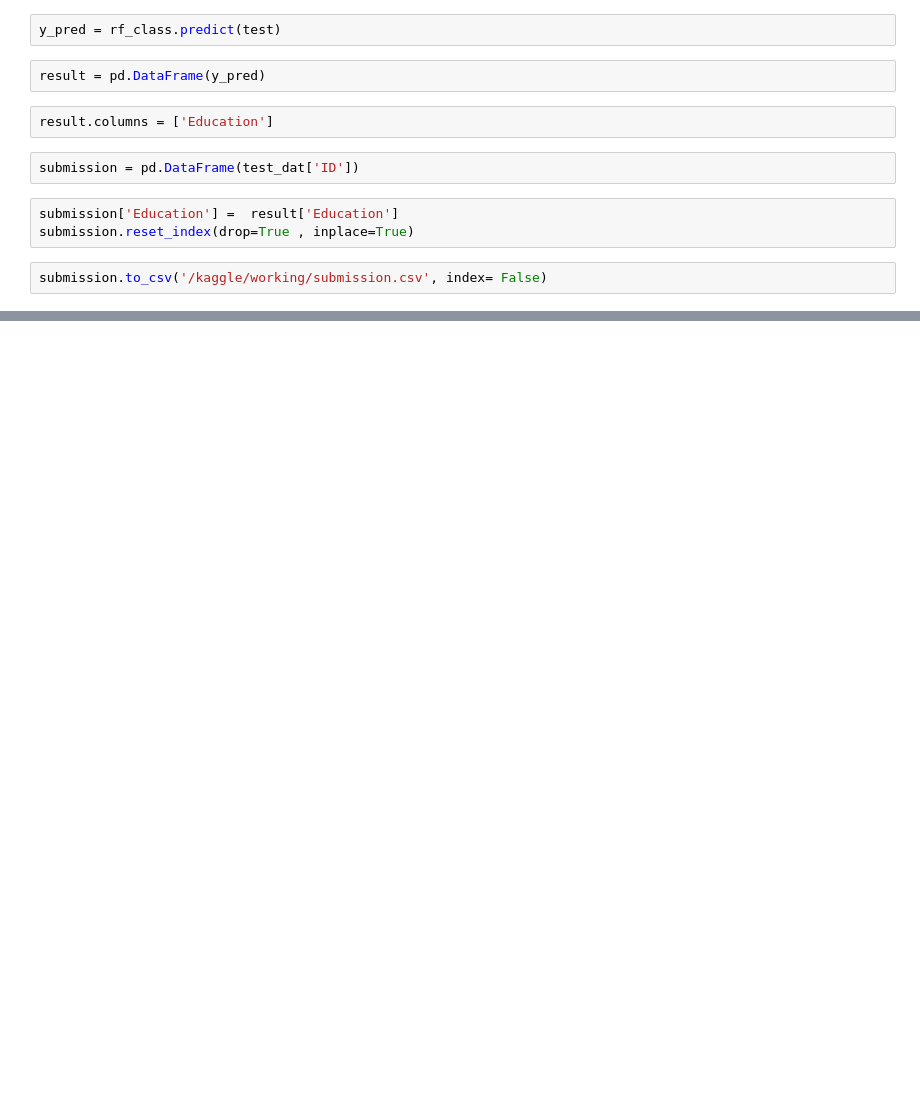
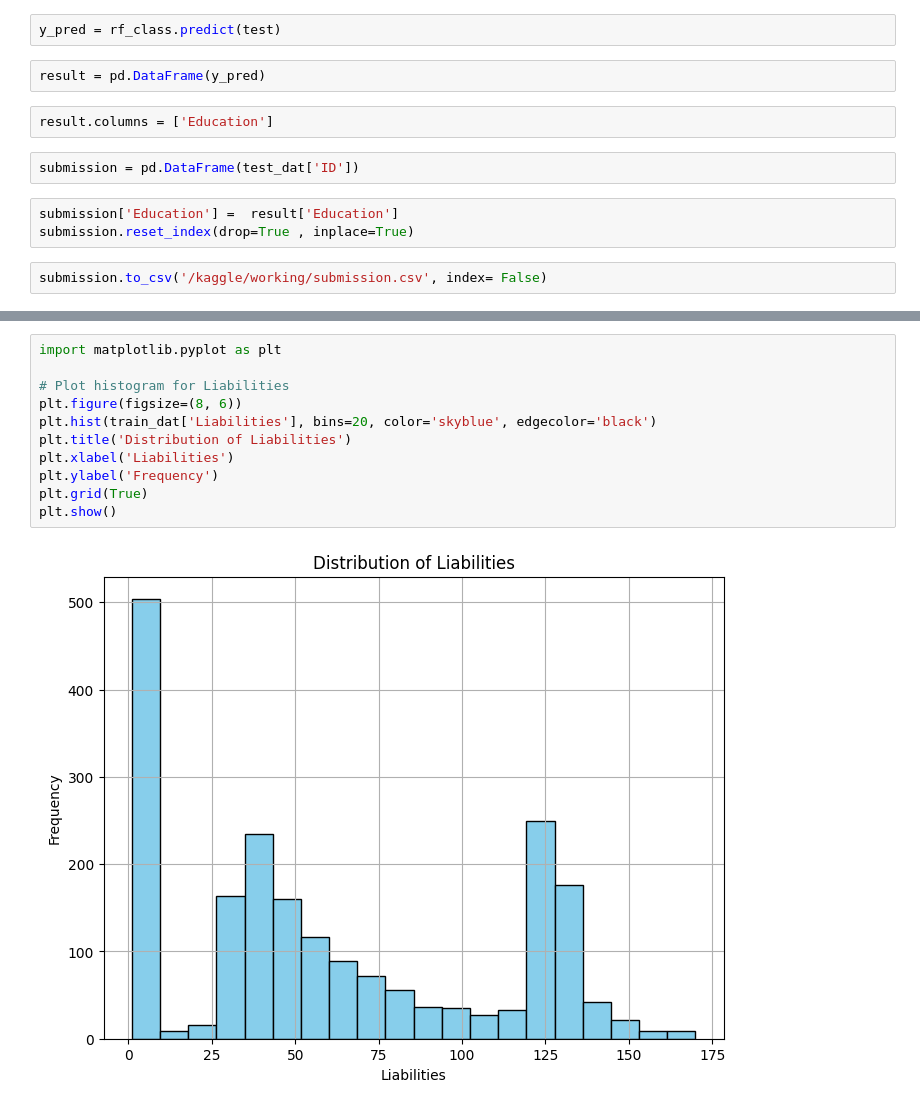
Before and after one commit to SAVG10/CS253-ML-Assignment-3, a Jupyter notebook: final.ipynb, the cells around one changed output, grey strips where cells are left out. Cells and saved outputs as stored; diff of their text form; blank space fills up the shorter version.

```diff
--- a/final.ipynb
+++ b/final.ipynb
@@ -544,0 +556,13 @@ submission.to_csv('/kaggle/working/submission.csv', index= False)
+# %%
+import matplotlib.pyplot as plt
+
+# Plot histogram for Liabilities
+plt.figure(figsize=(8, 6))
+plt.hist(train_dat['Liabilities'], bins=20, color='skyblue', edgecolor='black')
+plt.title('Distribution of Liabilities')
+plt.xlabel('Liabilities')
+plt.ylabel('Frequency')
+plt.grid(True)
+plt.show()
+# %% [output]
+[figure, added]
```
Also changed, not shown: parts of 5 cells of this notebook, 1 other file.
